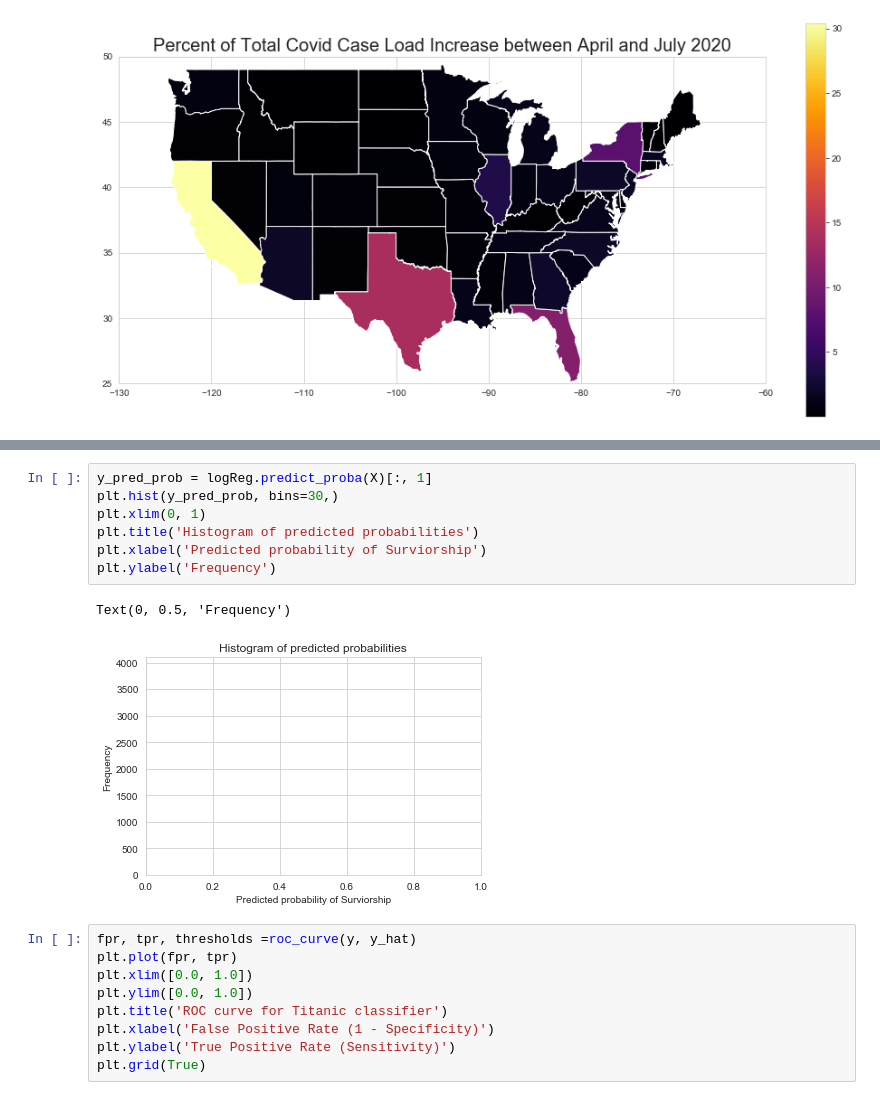
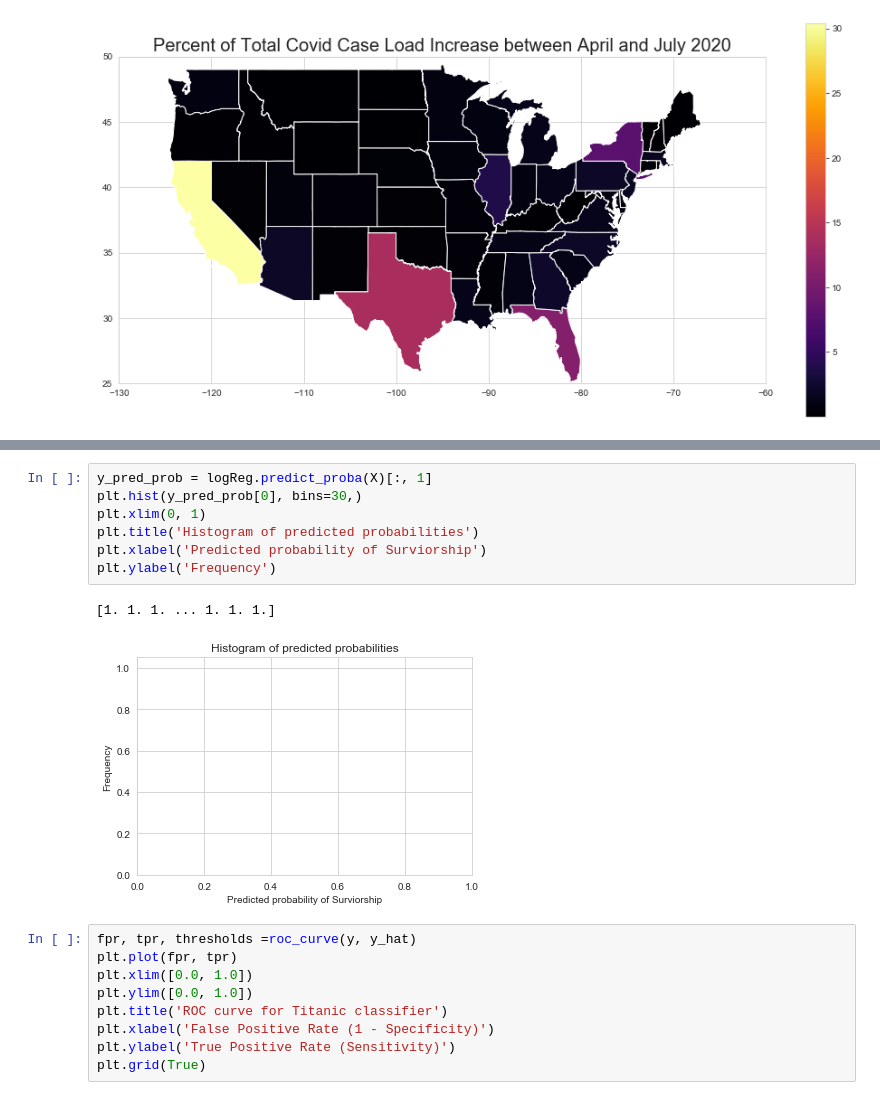
Before and after one commit to danvalen1/Corona-Employment, a Jupyter notebook: notebooks/tjh/Visualizations.ipynb, the cells around one changed output, grey strips where cells are left out. Drawn from its saved outputs; the diff is of its cells as text.

```diff
--- a/notebooks/tjh/Visualizations.ipynb
+++ b/notebooks/tjh/Visualizations.ipynb
@@ -142,14 +175,14 @@ fig.savefig('../../images/confusion_matrix.png', bbox_inches='tight')
 [figure]
 # %%
 y_pred_prob = logReg.predict_proba(X)[:, 1]
-plt.hist(y_pred_prob, bins=30,)
+plt.hist(y_pred_prob[0], bins=30,)
 plt.xlim(0, 1)
 plt.title('Histogram of predicted probabilities')
 plt.xlabel('Predicted probability of Surviorship')
 plt.ylabel('Frequency')
 # %% [output]
-Text(0, 0.5, 'Frequency')
+[1. 1. 1. ... 1. 1. 1.]
-[figure, old version]
+[figure, new version]
 # %%
 fpr, tpr, thresholds =roc_curve(y, y_hat)
 plt.plot(fpr, tpr)
```
Also changed, not shown: parts of 6 cells of this notebook, 3 other files.
